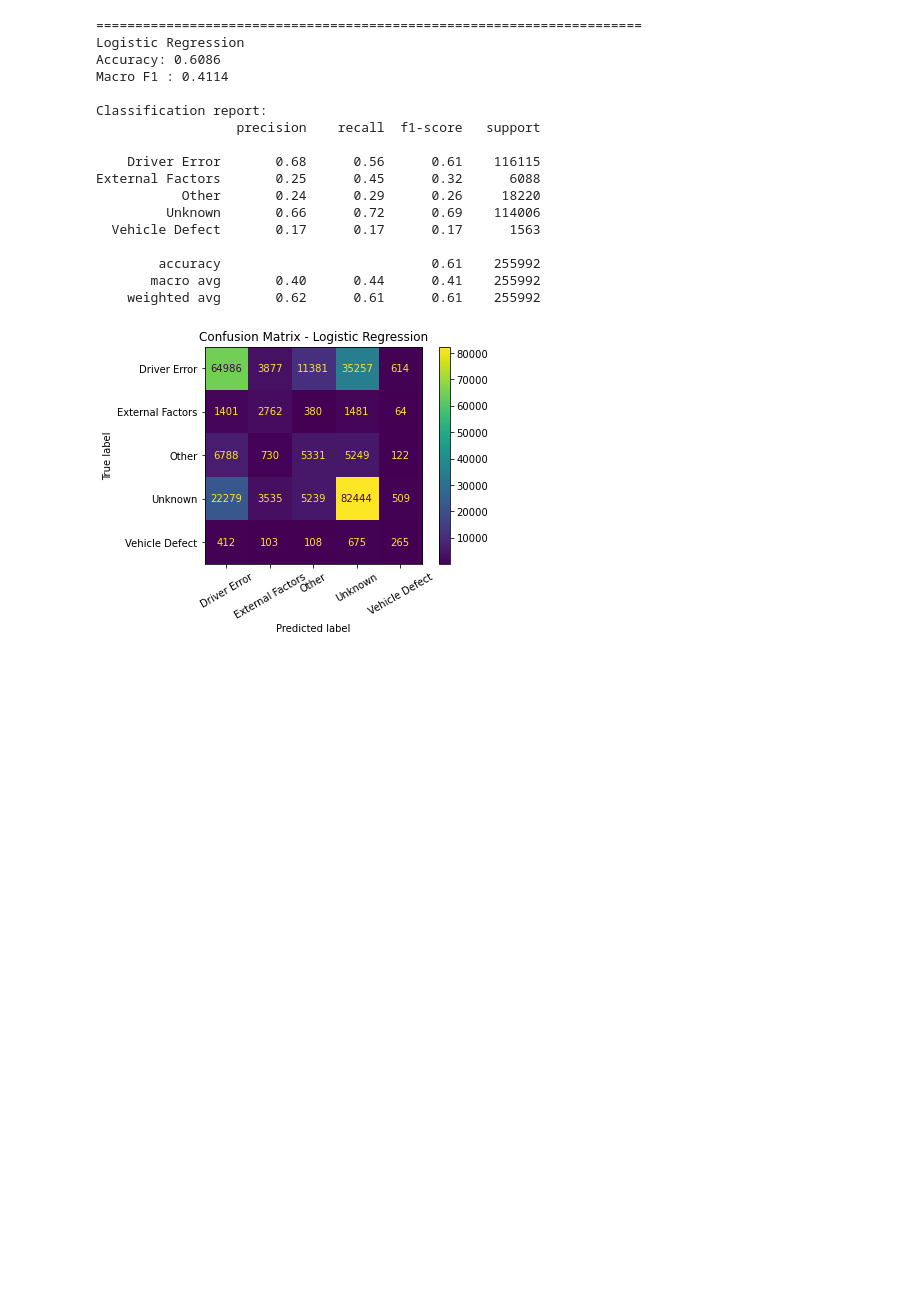
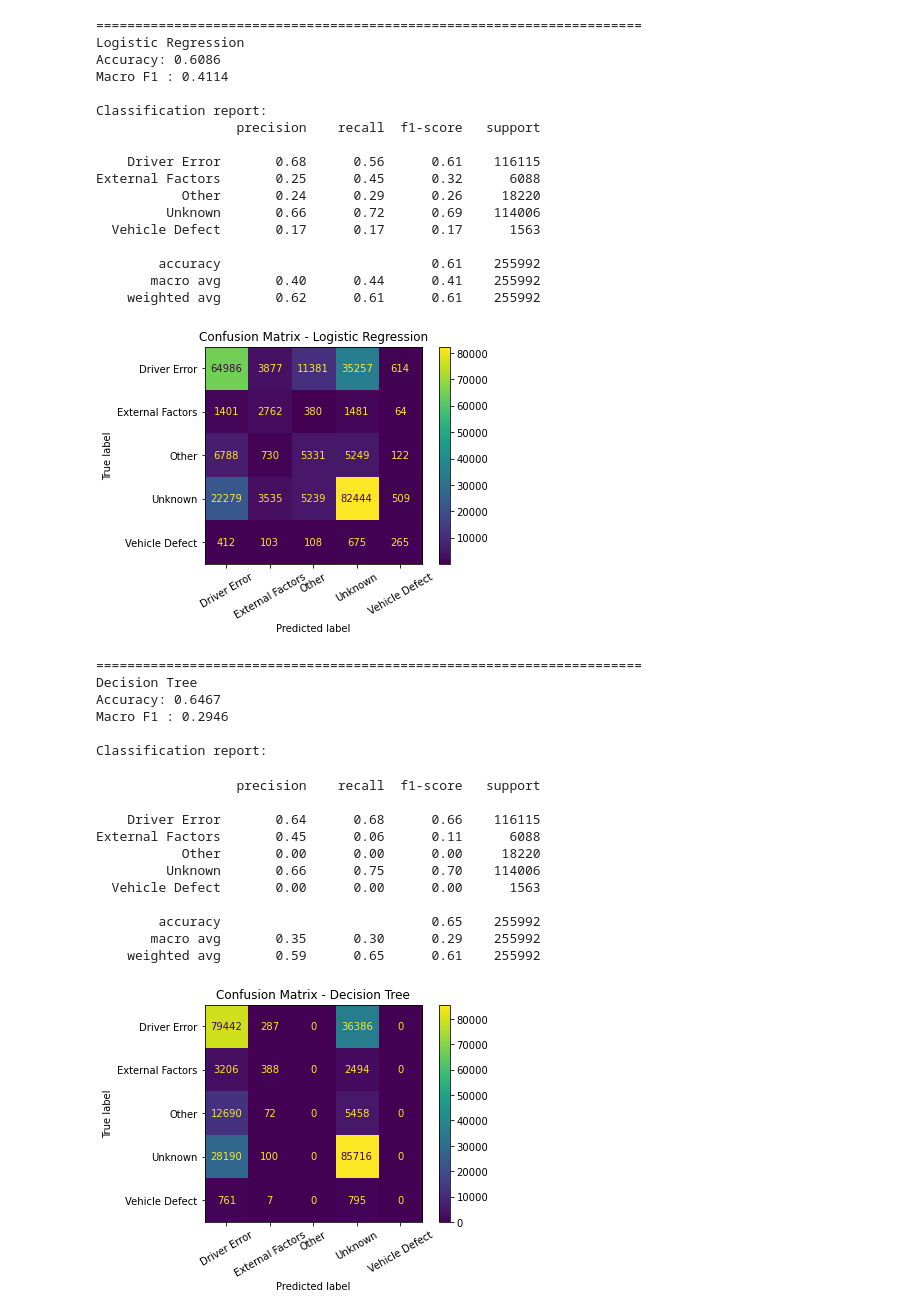
Before and after one commit to hellenmureithi/Phase_4_project, a Jupyter notebook: Notebooks/dan.ipynb, the cells around one changed output. Saved outputs shown, nothing was run; the diff lists cells and outputs as text; code cells hidden in the pictures; blank space fills up the shorter version.

Commit message:
model evaluation

```diff
--- a/Notebooks/dan.ipynb
+++ b/Notebooks/dan.ipynb
@@ -67,6 +67,12 @@ df_clean.duplicated().value_counts()
 # %% [output]
 False    1023967
 dtype: int64
+# %%
+columns_to_drop = ['date_police_notified', 'street_name', 'location', 'sec_contributory_cause', 'most_severe_injury', 'injuries_total', 'injuries_fatal',
+       'injuries_incapacitating', 'injuries_non_incapacitating',
+       'injuries_reported_not_evident', 'injuries_no_indication',
+       'injuries_unknown']
+df_clean = df_clean.drop(columns=columns_to_drop)
 # %%
 df_clean['prim_contributory_cause']
 # %% [output]
@@ -120,7 +126,11 @@ cause_mapping = {
 # If a cause is NOT in the dictionary, we default it to 'Other'
 df_clean['Crash_Cause'] = df_clean['prim_contributory_cause'].map(cause_mapping).fillna('Other')
 
-# 2. Check the new counts
+#2.
+# Drop original
+df_clean = df_clean.drop(columns=['prim_contributory_cause'])
+
+# 3. Check the new counts
 print(df_clean['Crash_Cause'].value_counts())
 # %% [output]
 Driver Error        464460
@@ -146,7 +156,7 @@ Index(['posted_speed_limit', 'traffic_control_device', 'device_condition',
       dtype='object')
 # %%
 #Define X and Y
-X = df_clean.drop(['Crash_Cause', 'prim_contributory_cause'], axis=1)
+X = df_clean.drop(['Crash_Cause'], axis=1)
 y = df_clean['Crash_Cause']
 # %%
 X_train, X_test, y_train, y_test = train_test_split(
@@ -316,3 +326,26 @@ External Factors       0.25      0.45      0.32      6088
        macro avg       0.40      0.44      0.41    255992
     weighted avg       0.62      0.61      0.61    255992
 [figure]
+# %%
+# Evaluate decision tree model and store results
+result_tree = evaluate("Decision Tree", tree_pipe)
+results.append(result_tree)
+# %% [output]
+======================================================================
+Decision Tree
+Accuracy: 0.6467
+Macro F1 : 0.2946
+
+Classification report:
+                  precision    recall  f1-score   support
+
+    Driver Error       0.64      0.68      0.66    116115
+External Factors       0.45      0.06      0.11      6088
+           Other       0.00      0.00      0.00     18220
+         Unknown       0.66      0.75      0.70    114006
+  Vehicle Defect       0.00      0.00      0.00      1563
+
+        accuracy                           0.65    255992
+       macro avg       0.35      0.30      0.29    255992
+    weighted avg       0.59      0.65      0.61    255992
+[figure, added]
```
Also changed, not shown: parts of 1 cell of this notebook.
